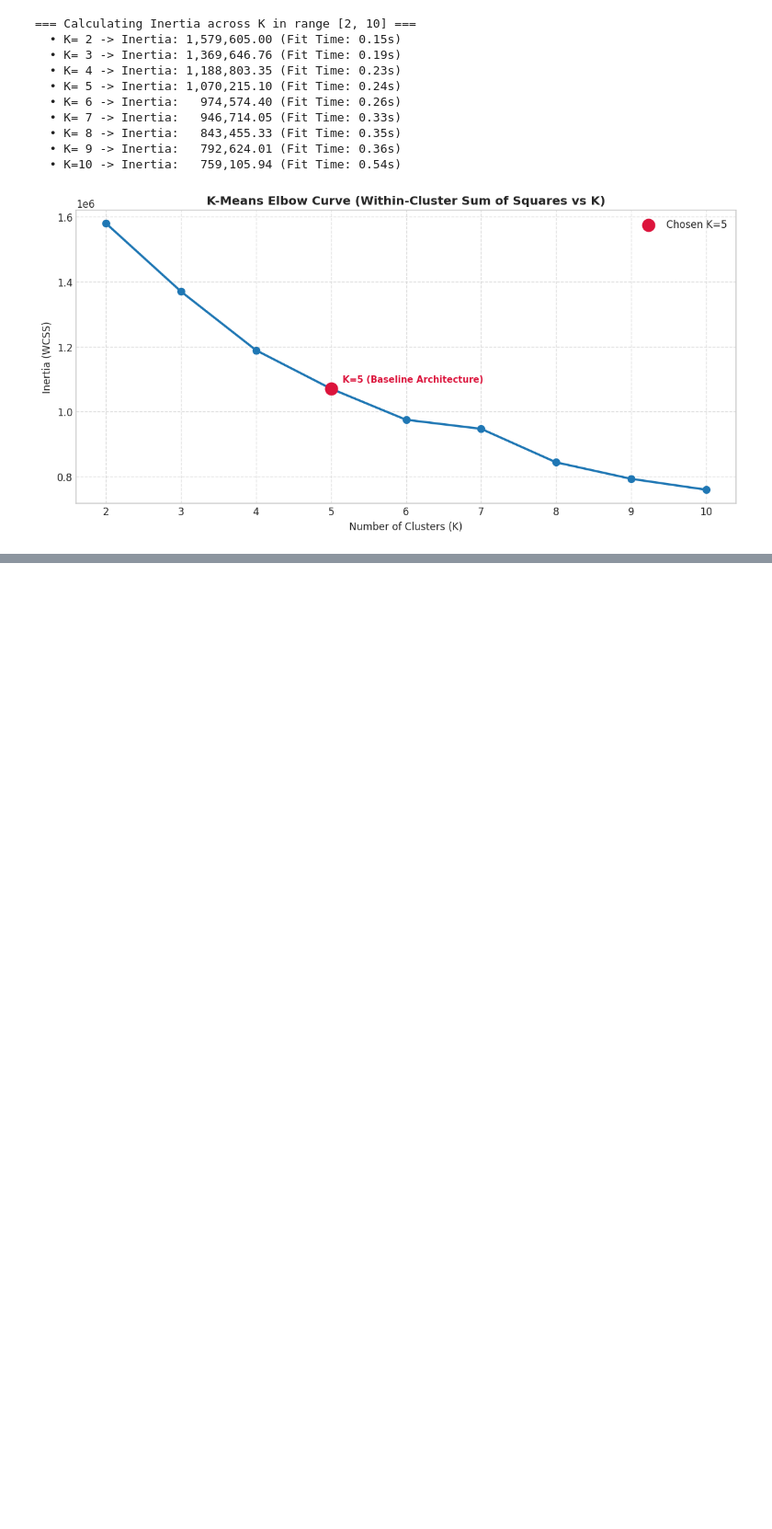
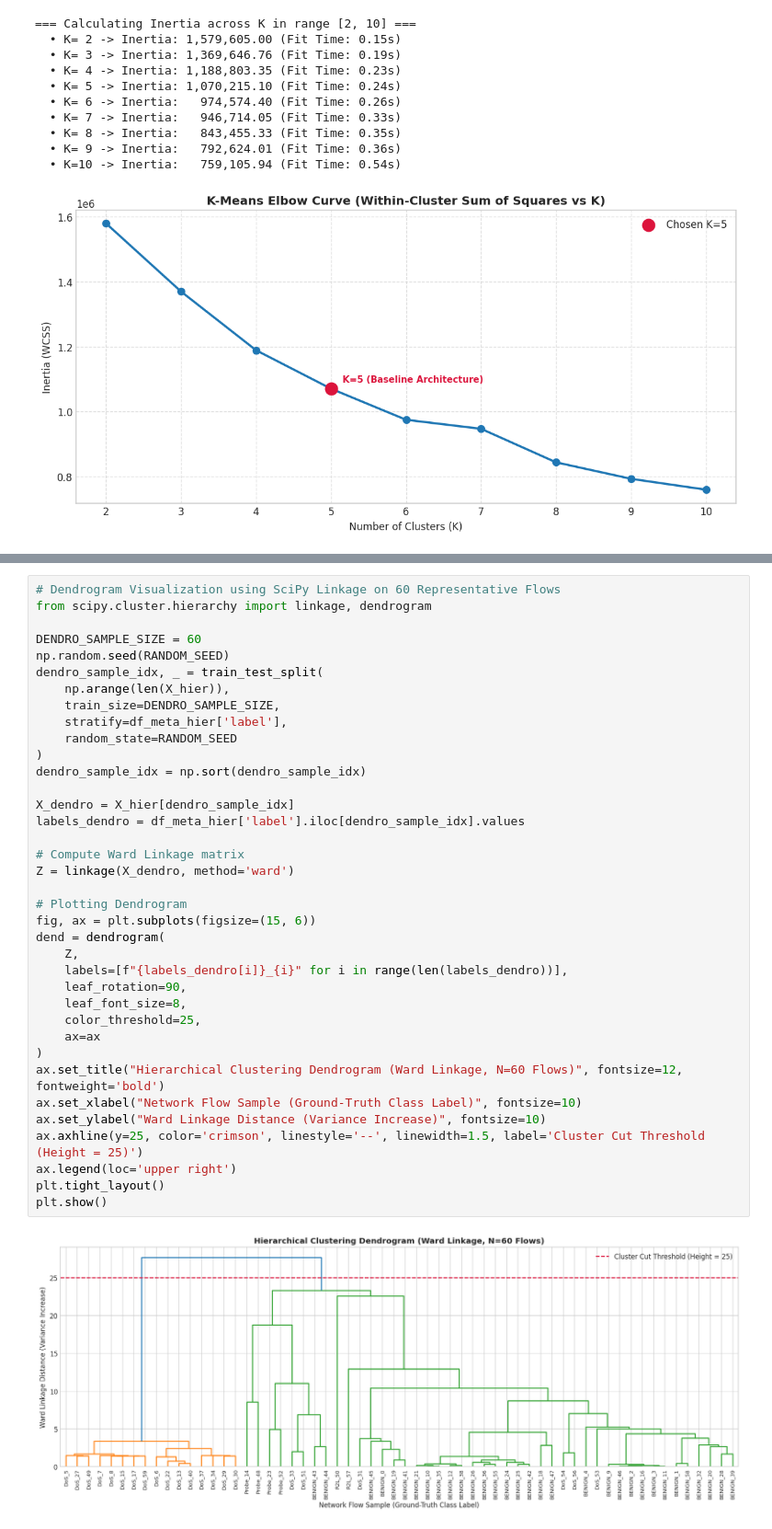
Before and after one commit to ajay9376/NetSentinel, a Jupyter notebook: notebooks/clustering.ipynb, the cells around one changed output, grey strips where cells are left out. Shown at 92% size. Cells and saved outputs as stored; diff of their text form; blank space fills up the shorter version.

```diff
--- a/notebooks/clustering.ipynb
+++ b/notebooks/clustering.ipynb
@@ -530,0 +593,39 @@ plt.show()
+# %%
+# Dendrogram Visualization using SciPy Linkage on 60 Representative Flows
+from scipy.cluster.hierarchy import linkage, dendrogram
+
+DENDRO_SAMPLE_SIZE = 60
+np.random.seed(RANDOM_SEED)
+dendro_sample_idx, _ = train_test_split(
+    np.arange(len(X_hier)),
+    train_size=DENDRO_SAMPLE_SIZE,
+    stratify=df_meta_hier['label'],
+    random_state=RANDOM_SEED
+)
+dendro_sample_idx = np.sort(dendro_sample_idx)
+
+X_dendro = X_hier[dendro_sample_idx]
+labels_dendro = df_meta_hier['label'].iloc[dendro_sample_idx].values
+
+# Compute Ward Linkage matrix
+Z = linkage(X_dendro, method='ward')
+
+# Plotting Dendrogram
+fig, ax = plt.subplots(figsize=(15, 6))
+dend = dendrogram(
+    Z,
+    labels=[f"{labels_dendro[i]}_{i}" for i in range(len(labels_dendro))],
+    leaf_rotation=90,
+    leaf_font_size=8,
+    color_threshold=25,
+    ax=ax
+)
+ax.set_title("Hierarchical Clustering Dendrogram (Ward Linkage, N=60 Flows)", fontsize=12, fontweight='bold')
+ax.set_xlabel("Network Flow Sample (Ground-Truth Class Label)", fontsize=10)
+ax.set_ylabel("Ward Linkage Distance (Variance Increase)", fontsize=10)
+ax.axhline(y=25, color='crimson', linestyle='--', linewidth=1.5, label='Cluster Cut Threshold (Height = 25)')
+ax.legend(loc='upper right')
+plt.tight_layout()
+plt.show()
+# %% [output]
+[figure, added]
```
Also changed, not shown: parts of 6 cells of this notebook.
